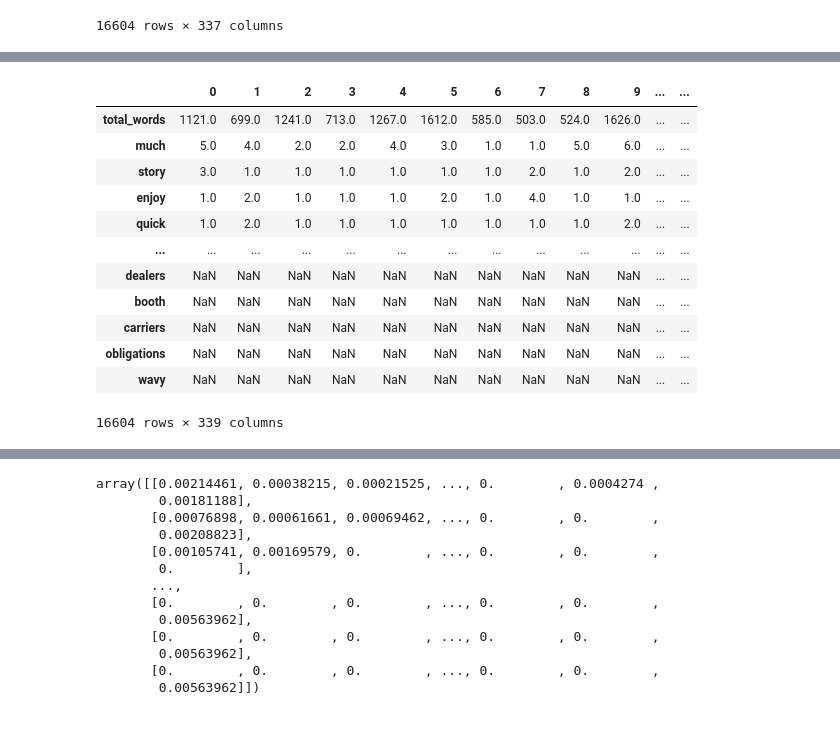
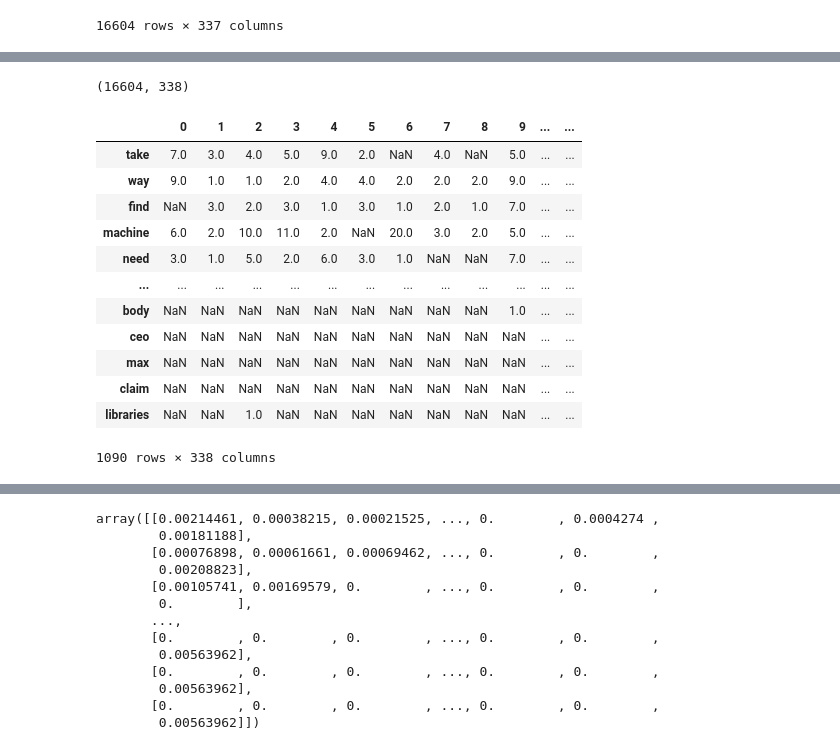
Before and after one commit to klesnkri/lsa-model, a Jupyter notebook: data.ipynb, the cells around one changed output, grey strips where cells are left out. Cells and saved outputs as stored; diff of their text form; code cells hidden in the pictures.

Commit message:
add term reduction based on term frequency across documents

```diff
--- a/data.ipynb
+++ b/data.ipynb
@@ -128,6 +128,3 @@ df_frequency
 | loopy | NaN | NaN | NaN | NaN | NaN | NaN | NaN | NaN | NaN | NaN | ... | ... |
 | wavy | NaN | NaN | NaN | NaN | NaN | NaN | NaN | NaN | NaN | NaN | ... | ... |
 16604 rows × 337 columns
-# %%
-df_frequency['all'] = df_frequency.drop(columns='all').fillna(0).sum(axis=1)
-df_frequency.sort_values(by='all', ascending=False)
@@ -148,17 +131,51 @@ df_frequency.sort_values(by='all', ascending=False)
+# %%
+def reduce_terms(df_frequency, max_df=1, min_df=0, max_terms=None):
+    '''Remove unimportant terms from term-by-document matrix.
+
+    Parameters
+    ----------
+    df : pd.DataFrame
+    max_df : float , between [0, 1]
+             Terms that appear in more % of documents will be ignored
+    min_df : float , between [0, 1]
+             Terms that appear in less % of documents will be ignored
+    max_terms : int , None
+                If not None, only top `max_terms` terms will be returned.
+    '''
+    df = df_frequency.copy()
+    if 'doc_frequency' in df:
+        df = df.drop(columns='doc_frequency')
+
+    corpus_size = df.shape[1]
+
+    df['doc_frequency'] = df_frequency.fillna(0).astype(bool).sum(axis=1) / corpus_size
+
+    total_words = df.loc['total_words']
+
+    df = df[df.doc_frequency <= max_df]
+    df = df[df.doc_frequency >= min_df]
+
+    if max_terms is not None:
+        assert('not implementd' == False) # @TODO - implement or remove
+
+    return df
+# %%
+reduce_terms(df_frequency).sort_values('doc_frequency', ascending=False).shape
+# %% [output]
+(16604, 338)
 # %%
-df_frequency['doc_frequency'] = df_frequency.drop(columns='doc_frequency').fillna(0).astype(bool).sum(axis=1)
-df_frequency.sort_values(by='doc_frequency', ascending=False)
+reduce_terms(df_frequency, 0.8, 0.1).sort_values('doc_frequency', ascending=False)
 # %% [output]
 |  | 0 | 1 | 2 | 3 | 4 | 5 | 6 | 7 | 8 | 9 | ... | ... |
-| total_words | 1121.0 | 699.0 | 1241.0 | 713.0 | 1267.0 | 1612.0 | 585.0 | 503.0 | 524.0 | 1626.0 | ... | ... |
-| much | 5.0 | 4.0 | 2.0 | 2.0 | 4.0 | 3.0 | 1.0 | 1.0 | 5.0 | 6.0 | ... | ... |
-| story | 3.0 | 1.0 | 1.0 | 1.0 | 1.0 | 1.0 | 1.0 | 2.0 | 1.0 | 2.0 | ... | ... |
-| enjoy | 1.0 | 2.0 | 1.0 | 1.0 | 1.0 | 2.0 | 1.0 | 4.0 | 1.0 | 1.0 | ... | ... |
-| quick | 1.0 | 2.0 | 1.0 | 1.0 | 1.0 | 1.0 | 1.0 | 1.0 | 1.0 | 2.0 | ... | ... |
+| take | 7.0 | 3.0 | 4.0 | 5.0 | 9.0 | 2.0 | NaN | 4.0 | NaN | 5.0 | ... | ... |
+| way | 9.0 | 1.0 | 1.0 | 2.0 | 4.0 | 4.0 | 2.0 | 2.0 | 2.0 | 9.0 | ... | ... |
+| find | NaN | 3.0 | 2.0 | 3.0 | 1.0 | 3.0 | 1.0 | 2.0 | 1.0 | 7.0 | ... | ... |
+| machine | 6.0 | 2.0 | 10.0 | 11.0 | 2.0 | NaN | 20.0 | 3.0 | 2.0 | 5.0 | ... | ... |
+| need | 3.0 | 1.0 | 5.0 | 2.0 | 6.0 | 3.0 | 1.0 | NaN | NaN | 7.0 | ... | ... |
 | ... | ... | ... | ... | ... | ... | ... | ... | ... | ... | ... | ... | ... |
-| dealers | NaN | NaN | NaN | NaN | NaN | NaN | NaN | NaN | NaN | NaN | ... | ... |
-| booth | NaN | NaN | NaN | NaN | NaN | NaN | NaN | NaN | NaN | NaN | ... | ... |
-| carriers | NaN | NaN | NaN | NaN | NaN | NaN | NaN | NaN | NaN | NaN | ... | ... |
-| obligations | NaN | NaN | NaN | NaN | NaN | NaN | NaN | NaN | NaN | NaN | ... | ... |
-| wavy | NaN | NaN | NaN | NaN | NaN | NaN | NaN | NaN | NaN | NaN | ... | ... |
+| body | NaN | NaN | NaN | NaN | NaN | NaN | NaN | NaN | NaN | 1.0 | ... | ... |
+| ceo | NaN | NaN | NaN | NaN | NaN | NaN | NaN | NaN | NaN | NaN | ... | ... |
+| max | NaN | NaN | NaN | NaN | NaN | NaN | NaN | NaN | NaN | NaN | ... | ... |
+| claim | NaN | NaN | NaN | NaN | NaN | NaN | NaN | NaN | NaN | NaN | ... | ... |
+| libraries | NaN | NaN | 1.0 | NaN | NaN | NaN | NaN | NaN | NaN | NaN | ... | ... |
-16604 rows × 339 columns
+1090 rows × 338 columns
```
Also changed, not shown: parts of 3 cells of this notebook, 1 other file.
